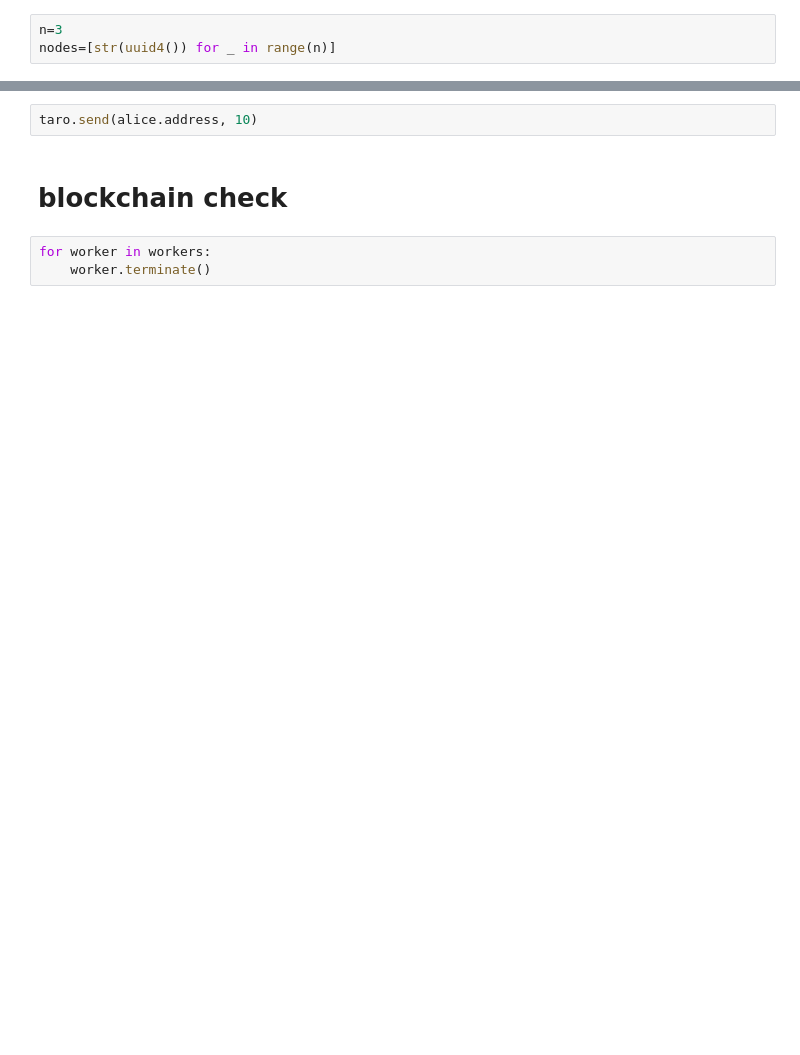
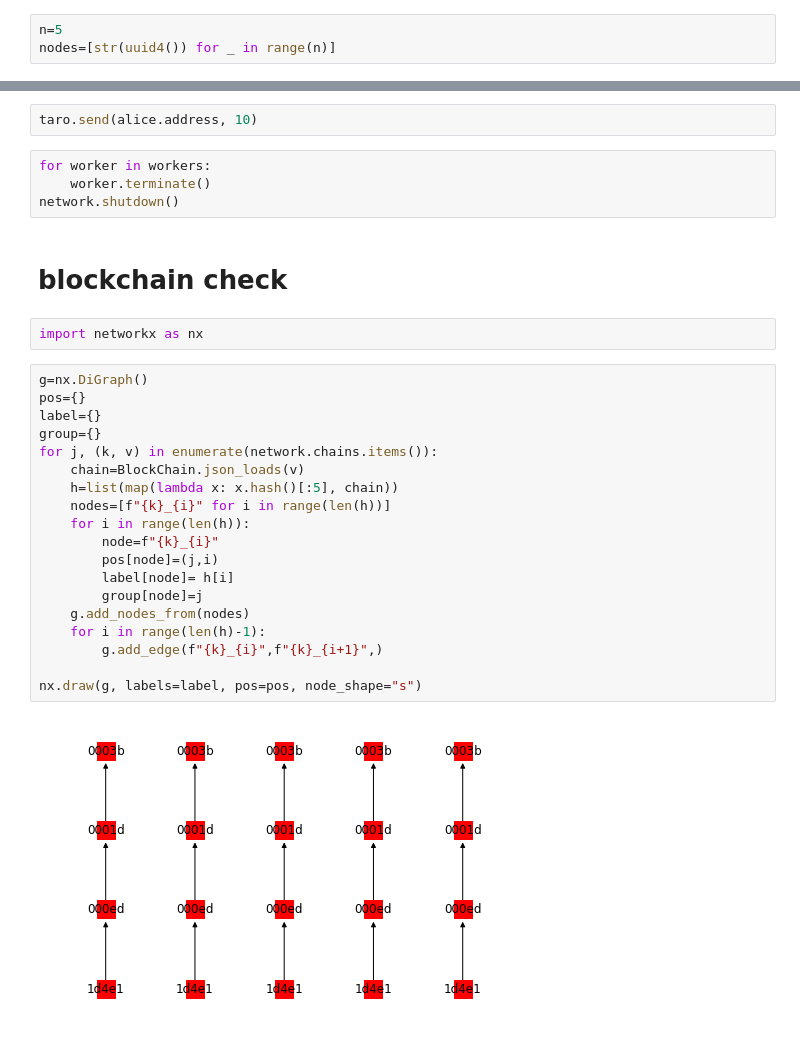
Before and after one commit to tamuhey/python_blockchain, a Jupyter notebook: python_blockchain.ipynb, the cells around one changed output, grey strips where cells are left out. Saved outputs shown, nothing was run; the diff lists cells and outputs as text; blank space fills up the shorter version.

```diff
--- a/python_blockchain.ipynb
+++ b/python_blockchain.ipynb
@@ -556,7 +567,7 @@ def node_work(uuid, neighbours):
     node.neighbours=neighbours
     node.work()
 # %%
-n=3
+n=5
 nodes=[str(uuid4()) for _ in range(n)]
 # %%
 workers=[]
@@ -586,7 +606,31 @@ bob.send(alice.address, 10)
 # %%
 taro.send(alice.address, 10)
+# %%
+for worker in workers:
+    worker.terminate()
+network.shutdown()
 # %% [markdown]
 # blockchain check
-# %%
-for worker in workers:
-    worker.terminate()
+# %%
+import networkx as nx
+# %%
+g=nx.DiGraph()
+pos={}
+label={}
+group={}
+for j, (k, v) in enumerate(network.chains.items()):
+    chain=BlockChain.json_loads(v)
+    h=list(map(lambda x: x.hash()[:5], chain))
+    nodes=[f"{k}_{i}" for i in range(len(h))]
+    for i in range(len(h)):
+        node=f"{k}_{i}"
+        pos[node]=(j,i)
+        label[node]= h[i]
+        group[node]=j
+    g.add_nodes_from(nodes)
+    for i in range(len(h)-1):
+        g.add_edge(f"{k}_{i}",f"{k}_{i+1}",)
+
+nx.draw(g, labels=label, pos=pos, node_shape="s")
+# %% [output]
+[figure, added]
```
Also changed, not shown: parts of 10 cells of this notebook.
